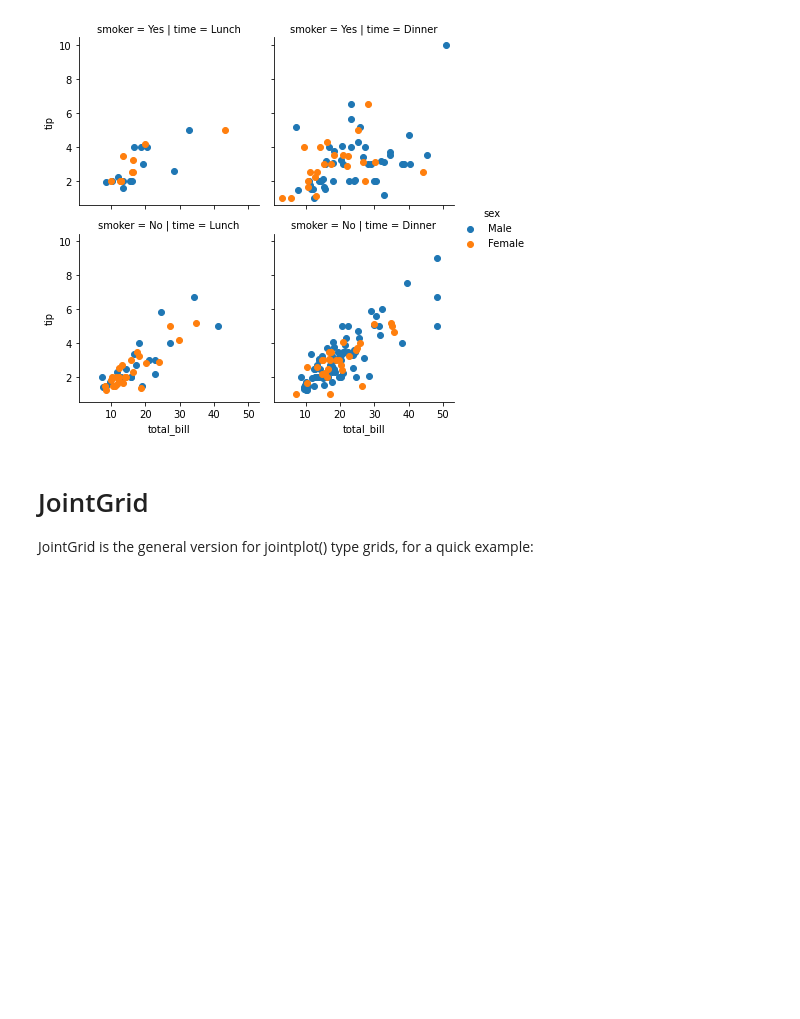
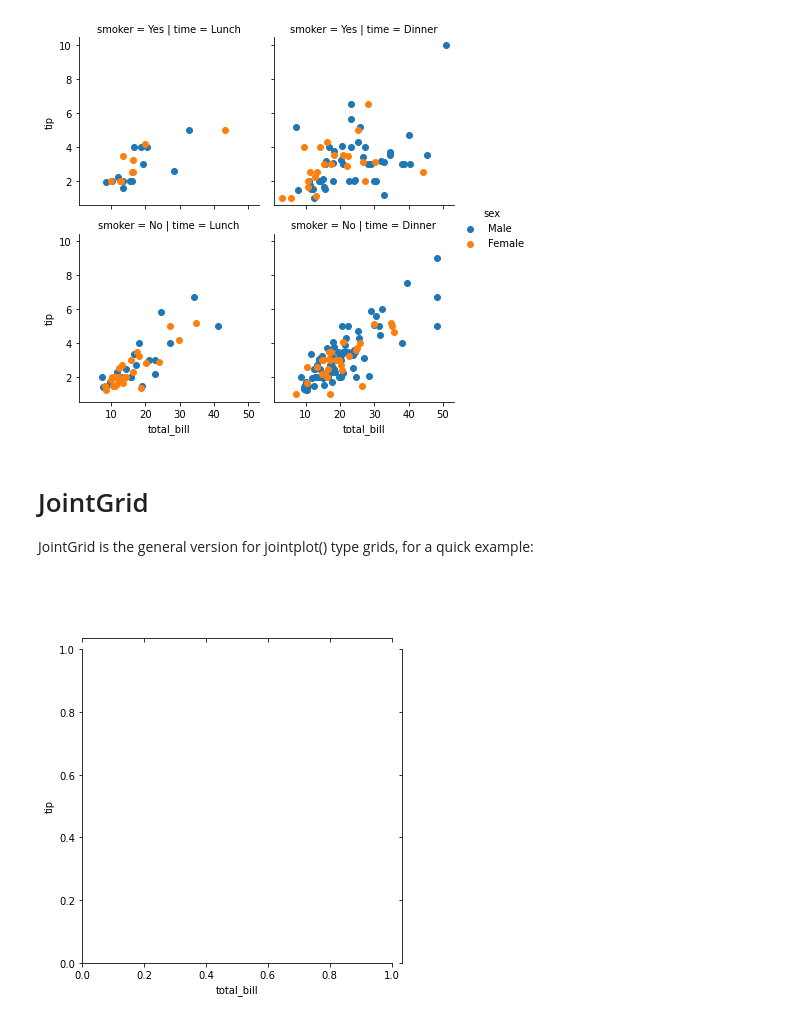
Before and after one commit to Atik1000/Machine-Learning-with-Python-Zero-to-GBMs, a Jupyter notebook: 5.Seaborn/Grids.ipynb, the cells around one changed output. Cells and saved outputs as stored; diff of their text form; code cells hidden in the pictures; blank space fills up the shorter version.

```diff
--- a/5.Seaborn/Grids.ipynb
+++ b/5.Seaborn/Grids.ipynb
@@ -91,3 +91,7 @@ g = g.map(plt.scatter, "total_bill", "tip").add_legend()
 # %% [markdown]
 # JointGrid
 JointGrid is the general version for jointplot() type grids, for a quick example:
+# %%
+g = sns.JointGrid(x="total_bill", y="tip", data=tips)
+# %% [output]
+[figure, added]
```
Also changed, not shown: parts of 2 cells of this notebook, 1 other file.
